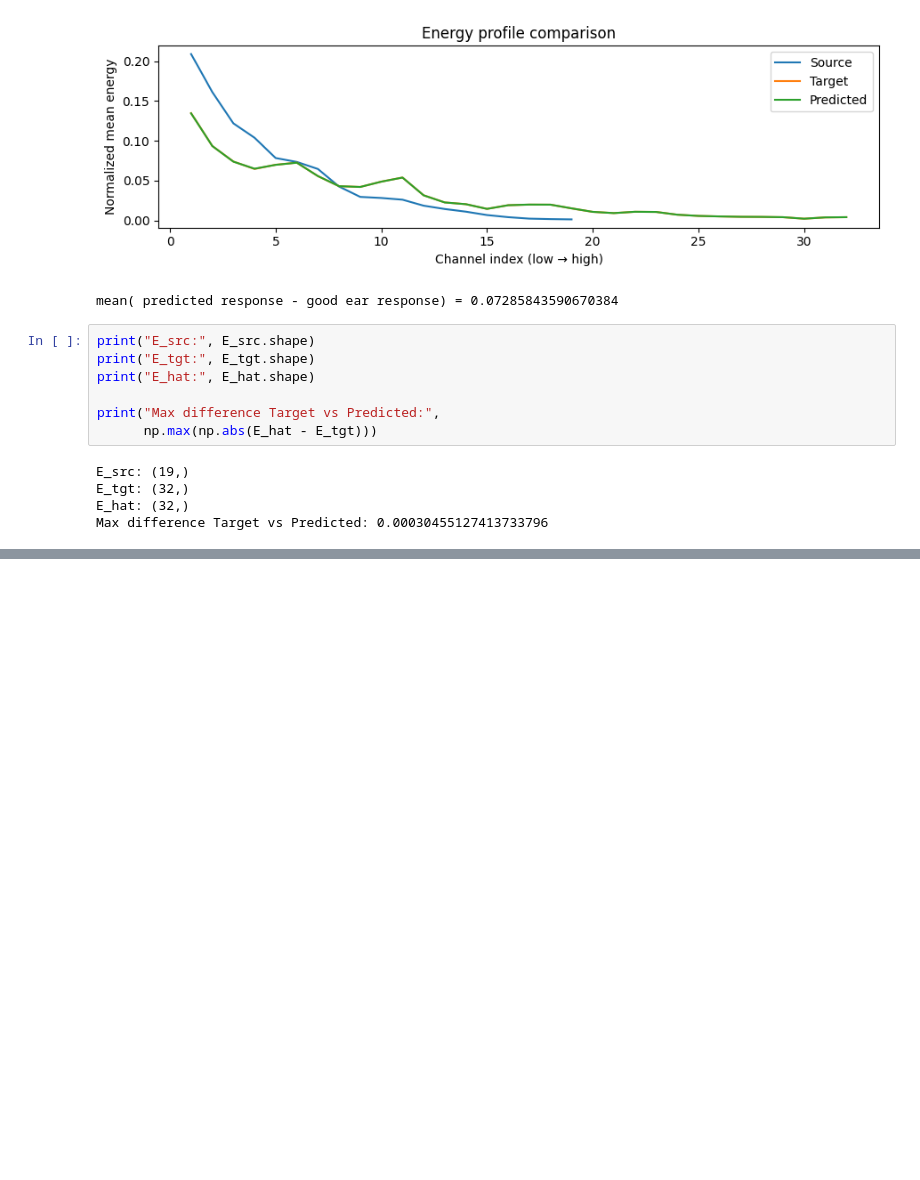
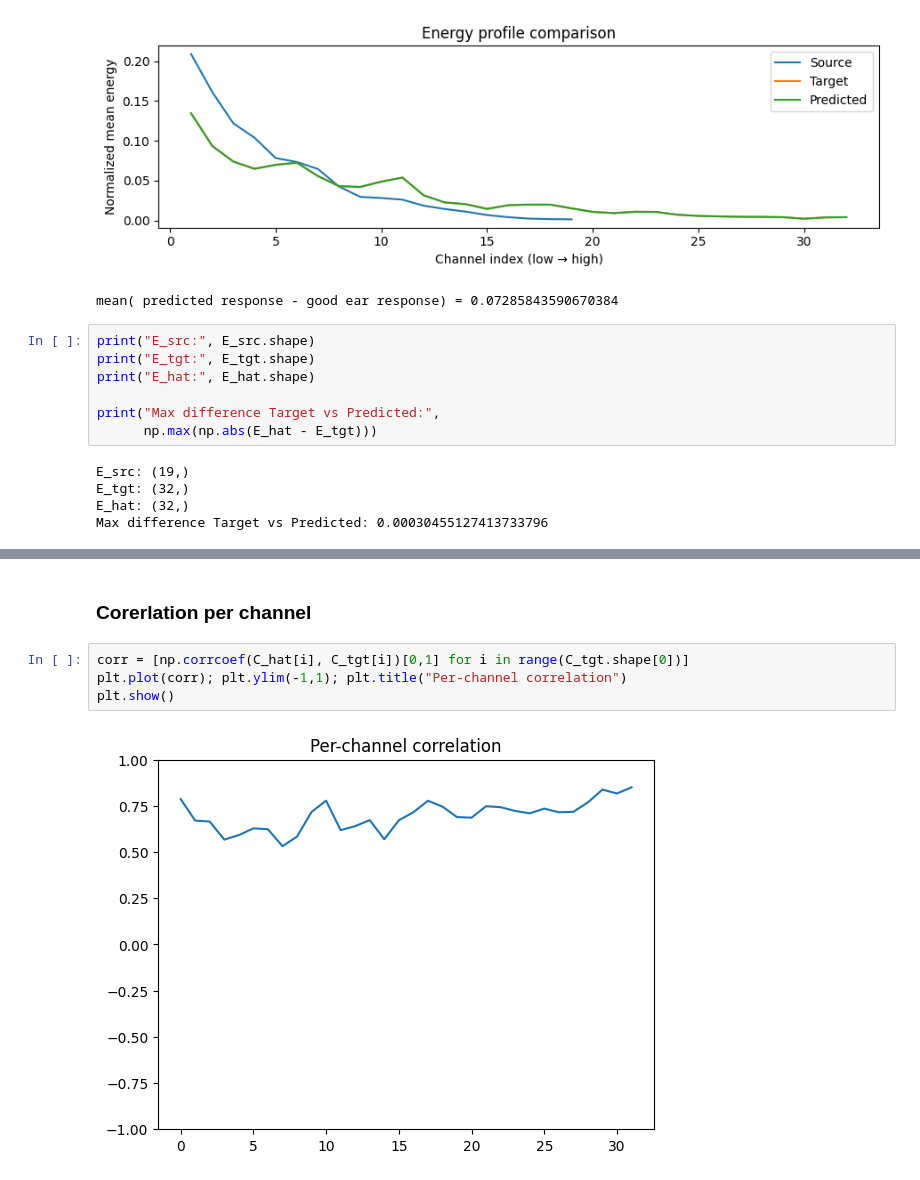
Before and after one commit to TonyTran03/MATH4400, a Jupyter notebook: models/cochleagram.ipynb, the cells around one changed output, grey strips where cells are left out. Cells and saved outputs as stored; diff of their text form; blank space fills up the shorter version.

```diff
--- a/models/cochleagram.ipynb
+++ b/models/cochleagram.ipynb
@@ -214,0 +300,8 @@ Max difference Target vs Predicted: 0.00030455127413733796
+# %% [markdown]
+### Corerlation per channel
+# %%
+corr = [np.corrcoef(C_hat[i], C_tgt[i])[0,1] for i in range(C_tgt.shape[0])]
+plt.plot(corr); plt.ylim(-1,1); plt.title("Per-channel correlation")
+plt.show()
+# %% [output]
+[figure, added]
```
Also changed, not shown: parts of 25 cells of this notebook, 4 other files.
